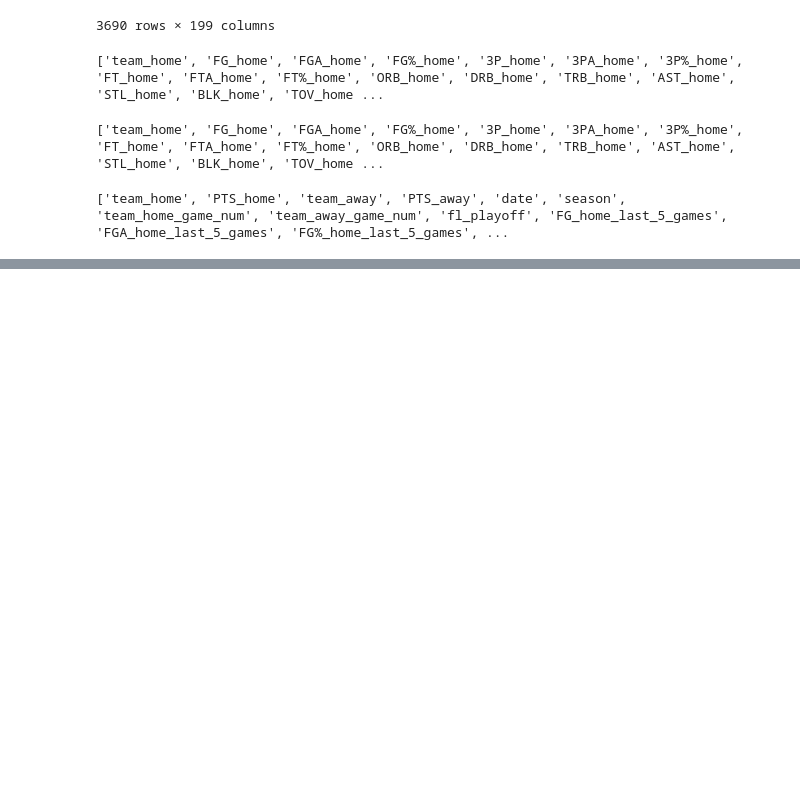
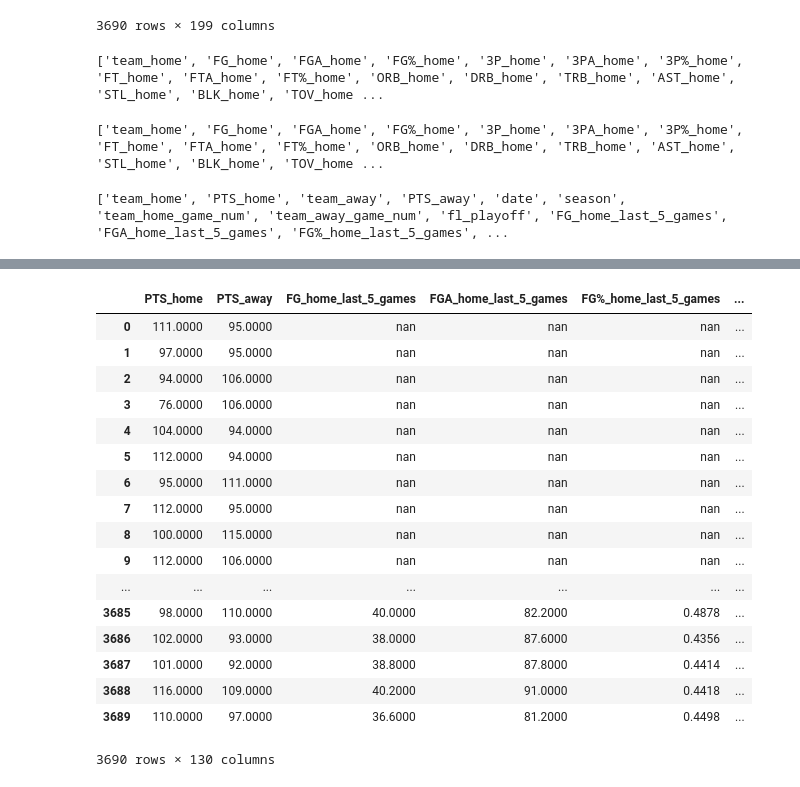
Before and after one commit to rafaelgasp/nba_games, a Jupyter notebook: Junta_DataFrames.ipynb, the cells around one changed output, grey strips where cells are left out. Saved outputs shown, nothing was run; the diff lists cells and outputs as text; code cells hidden in the pictures; blank space fills up the shorter version.

Commit message:
Modelagem 4 digitos

```diff
--- a/Junta_DataFrames.ipynb
+++ b/Junta_DataFrames.ipynb
@@ -608,2 +595,21 @@ Index(['PTS_home', 'PTS_away', 'FG_home_last_5_games', 'FGA_home_last_5_games',
 # %%
-base_modelagem[base_modelagem.select_dtypes(include=['float64']).columns].applymap('{:,.2f}'.format).to_csv("modelagem_2digitos.csv")
+base_modelagem[base_modelagem.select_dtypes(include=['float64']).columns].applymap('{:,.4f}'.format)
+# %% [output]
+|  | PTS_home | PTS_away | FG_home_last_5_games | FGA_home_last_5_games | FG%_home_last_5_games | ... |
+| 0 | 111.0000 | 95.0000 | nan | nan | nan | ... |
+| 1 | 97.0000 | 95.0000 | nan | nan | nan | ... |
+| 2 | 94.0000 | 106.0000 | nan | nan | nan | ... |
+| 3 | 76.0000 | 106.0000 | nan | nan | nan | ... |
+| 4 | 104.0000 | 94.0000 | nan | nan | nan | ... |
+| 5 | 112.0000 | 94.0000 | nan | nan | nan | ... |
+| 6 | 95.0000 | 111.0000 | nan | nan | nan | ... |
+| 7 | 112.0000 | 95.0000 | nan | nan | nan | ... |
+| 8 | 100.0000 | 115.0000 | nan | nan | nan | ... |
+| 9 | 112.0000 | 106.0000 | nan | nan | nan | ... |
+| ... | ... | ... | ... | ... | ... | ... |
+| 3685 | 98.0000 | 110.0000 | 40.0000 | 82.2000 | 0.4878 | ... |
+| 3686 | 102.0000 | 93.0000 | 38.0000 | 87.6000 | 0.4356 | ... |
+| 3687 | 101.0000 | 92.0000 | 38.8000 | 87.8000 | 0.4414 | ... |
+| 3688 | 116.0000 | 109.0000 | 40.2000 | 91.0000 | 0.4418 | ... |
+| 3689 | 110.0000 | 97.0000 | 36.6000 | 81.2000 | 0.4498 | ... |
+3690 rows × 130 columns
```
Also changed, not shown: parts of 3 cells of this notebook, 1 other file.
